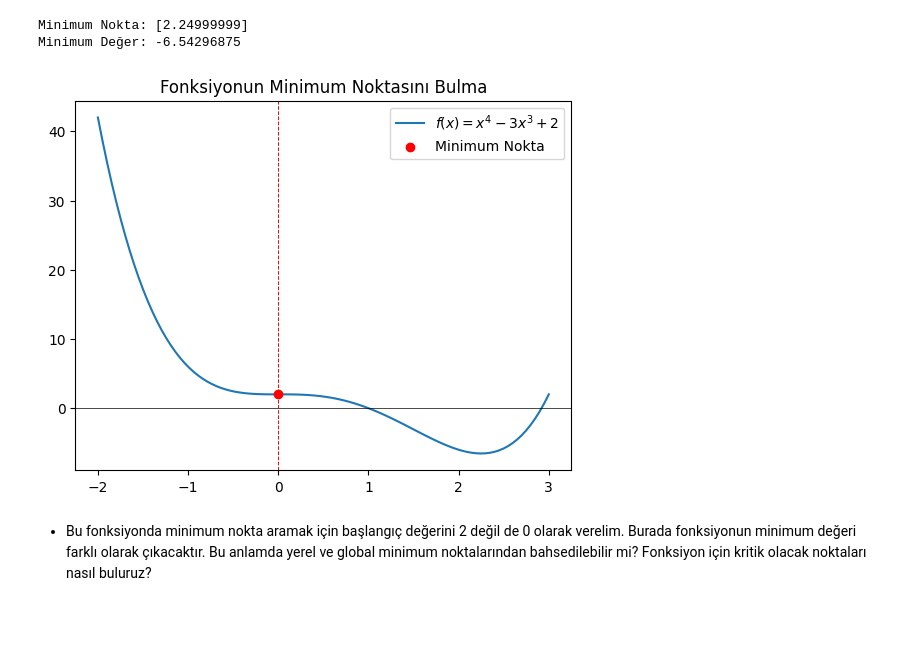
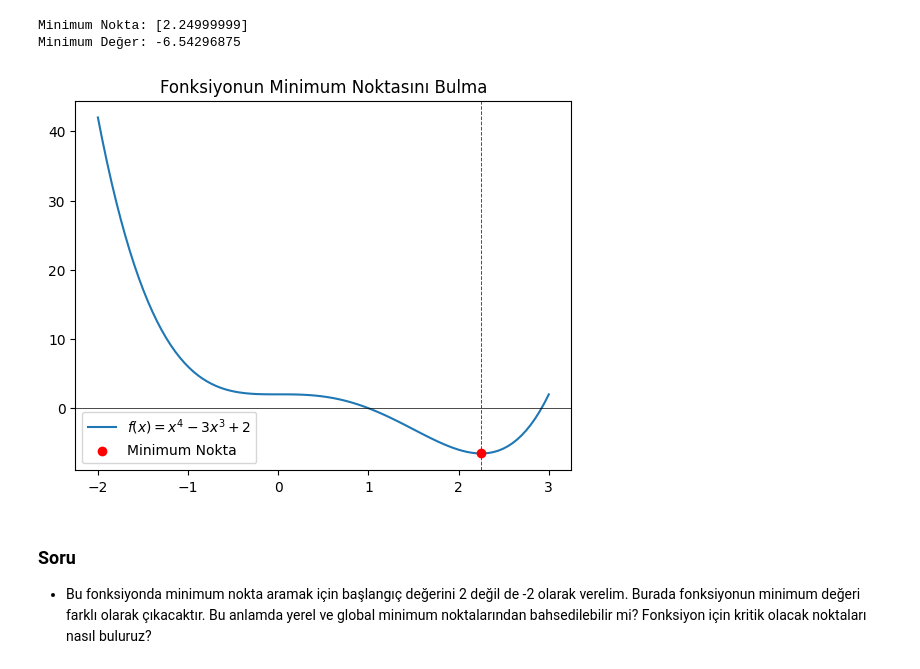
Before and after one commit to emirozturk/Oruntu-Tanima-2024-2025, a Jupyter notebook: uygulama2.ipynb, the cells around one changed output. Drawn from its saved outputs; the diff is of its cells as text; code cells hidden in the pictures; blank space fills up the shorter version.

```diff
--- a/uygulama2.ipynb
+++ b/uygulama2.ipynb
@@ -206,28 +210,29 @@ Minimum Değer: -6.54296875
 # %%
 import numpy as np
 import matplotlib.pyplot as plt
 
 # X aralığını belirle
 x = np.linspace(-2, 3, 100)
 y = x**4 - 3*x**3 + 2
 
 # Minimum noktayı bulma
-x0=0
+x0=2
 result = minimize(func, x0)
 min_x = result.x[0]
 min_y = result.fun
 
 # Grafiği çiz
 plt.plot(x, y, label=r"$f(x) = x^4 - 3x^3 + 2$")
 plt.scatter(min_x, min_y, color='red', label="Minimum Nokta", zorder=3)
 plt.axhline(0, color='black', linewidth=0.5)
 plt.axvline(min_x, color='red', linestyle="dashed", linewidth=0.7)
 plt.legend()
 plt.title("Fonksiyonun Minimum Noktasını Bulma")
 plt.show()
 # %% [output]
-[figure, old version]
+[figure, new version]
 # %% [markdown]
-* Bu fonksiyonda minimum nokta aramak için başlangıç değerini 2 değil de 0 olarak verelim.
+### Soru
+* Bu fonksiyonda minimum nokta aramak için başlangıç değerini 2 değil de -2 olarak verelim.
 Burada fonksiyonun minimum değeri farklı olarak çıkacaktır. Bu anlamda yerel ve global minimum noktalarından bahsedilebilir mi?
 Fonksiyon için kritik olacak noktaları nasıl buluruz?
```
Also changed, not shown: parts of 4 cells of this notebook.
